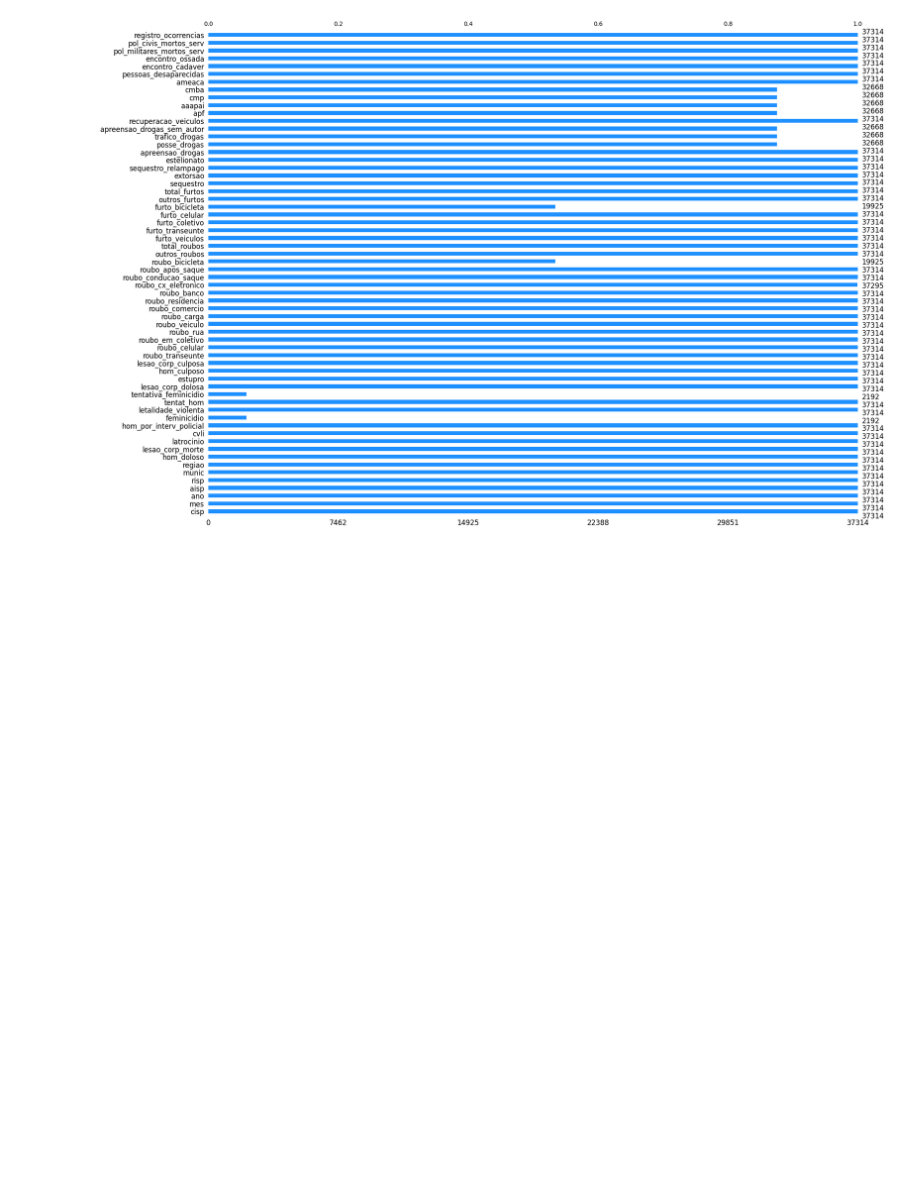
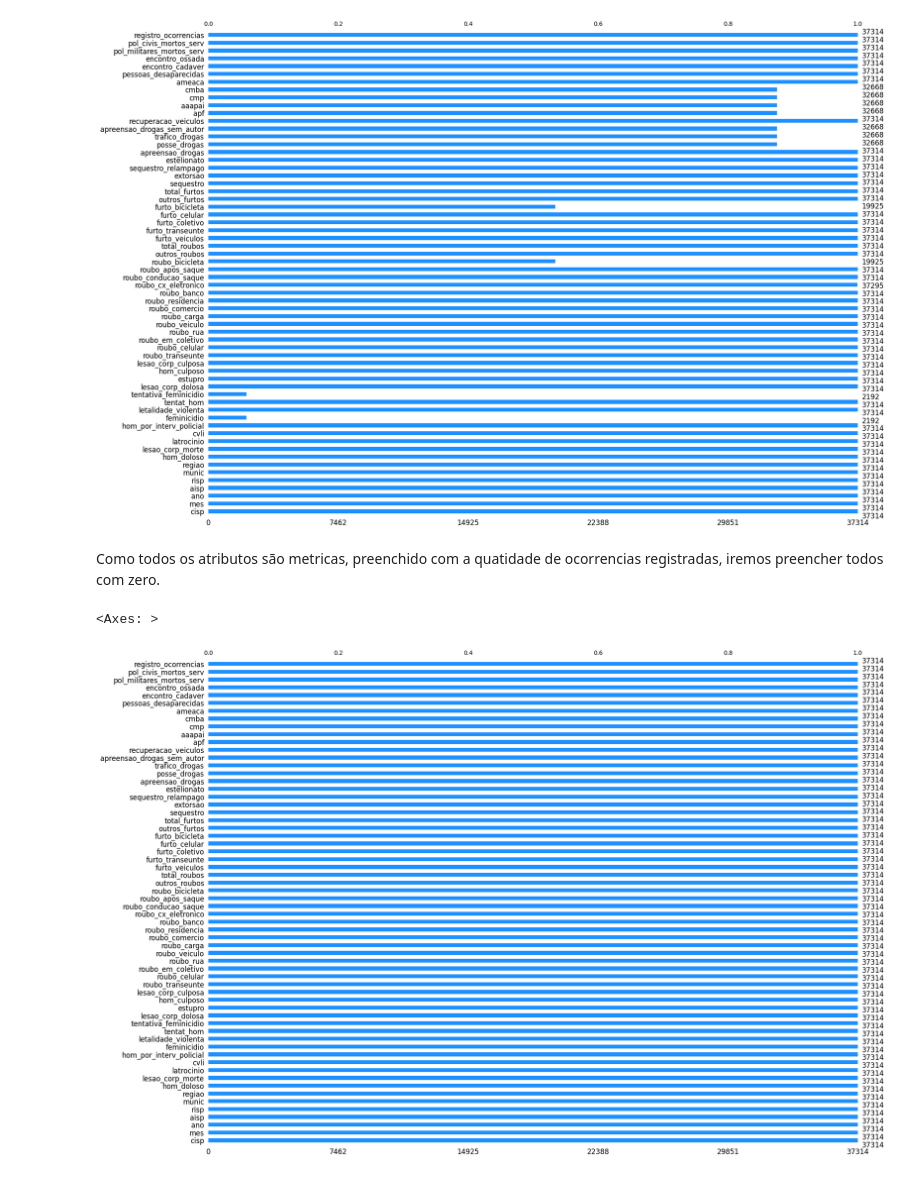
Before and after one commit to gabrielmprata/Info_seguranca_publica_rj, a Jupyter notebook: Info_seguranca_publica_rj.ipynb, the cells around one changed output. Cells and saved outputs as stored; diff of their text form; code cells hidden in the pictures; blank space fills up the shorter version.

```diff
--- a/Info_seguranca_publica_rj.ipynb
+++ b/Info_seguranca_publica_rj.ipynb
@@ -252,3 +252,24 @@ ms.bar(df_ocorrencias, color="dodgerblue",  figsize=(20,15), fontsize=12)
 # %% [output]
 <Axes: >
 [figure]
+# %% [markdown]
+Como todos os atributos são metricas, preenchido com a quatidade de ocorrencias registradas, iremos preencher todos com zero.
+# %%
+df_ocorrencias['feminicidio'] = df_ocorrencias['feminicidio'].fillna(0)
+df_ocorrencias['tentativa_feminicidio'] = df_ocorrencias['tentativa_feminicidio'].fillna(0)
+df_ocorrencias['roubo_bicicleta'] = df_ocorrencias['roubo_bicicleta'].fillna(0)
+df_ocorrencias['furto_bicicleta'] = df_ocorrencias['furto_bicicleta'].fillna(0)
+df_ocorrencias['apf'] = df_ocorrencias['apf'].fillna(0)
+df_ocorrencias['posse_drogas'] = df_ocorrencias['posse_drogas'].fillna(0)
+df_ocorrencias['trafico_drogas'] = df_ocorrencias['trafico_drogas'].fillna(0)
+df_ocorrencias['apreensao_drogas_sem_autor'] = df_ocorrencias['apreensao_drogas_sem_autor'].fillna(0)
+df_ocorrencias['cmp'] = df_ocorrencias['cmp'].fillna(0)
+df_ocorrencias['aaapai'] = df_ocorrencias['aaapai'].fillna(0)
+df_ocorrencias['cmba'] = df_ocorrencias['cmba'].fillna(0)
+df_ocorrencias['roubo_cx_eletronico'] = df_ocorrencias['roubo_cx_eletronico'].fillna(0)
+# %%
+
+ms.bar(df_ocorrencias, color="dodgerblue",  figsize=(20,15), fontsize=12)
+# %% [output]
+<Axes: >
+[figure, added]
```
Also changed, not shown: parts of 1 cell of this notebook.
